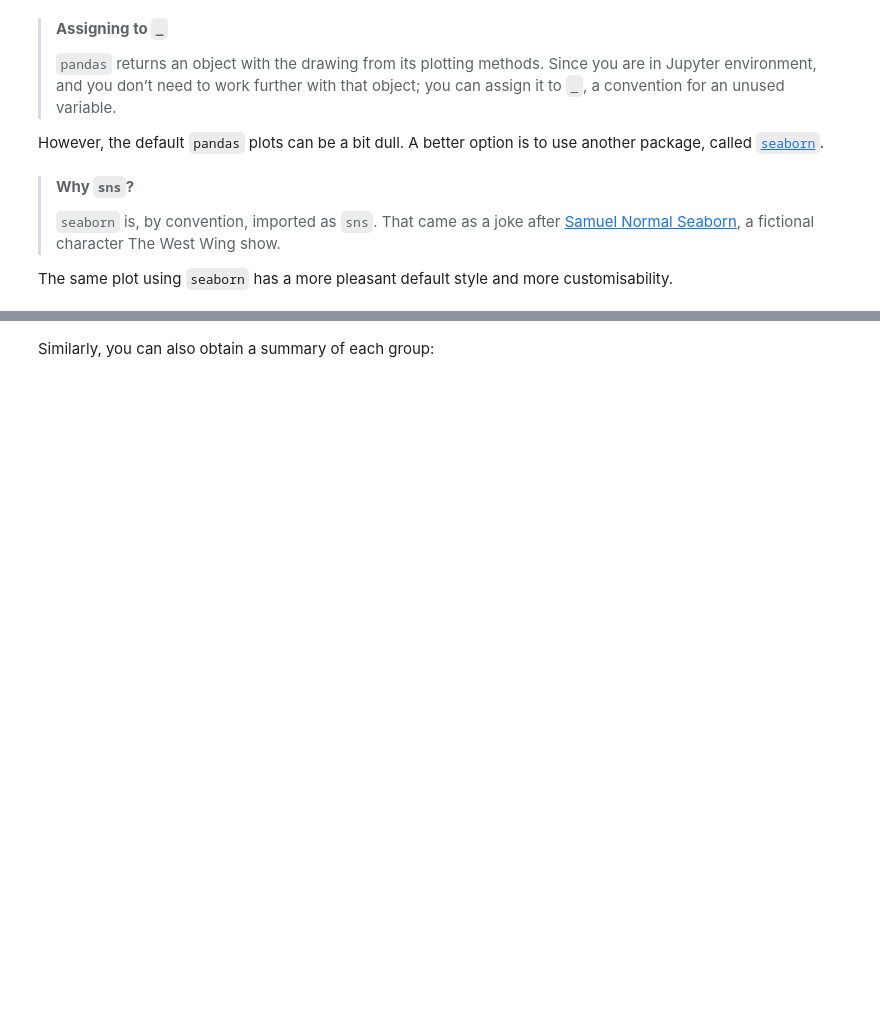
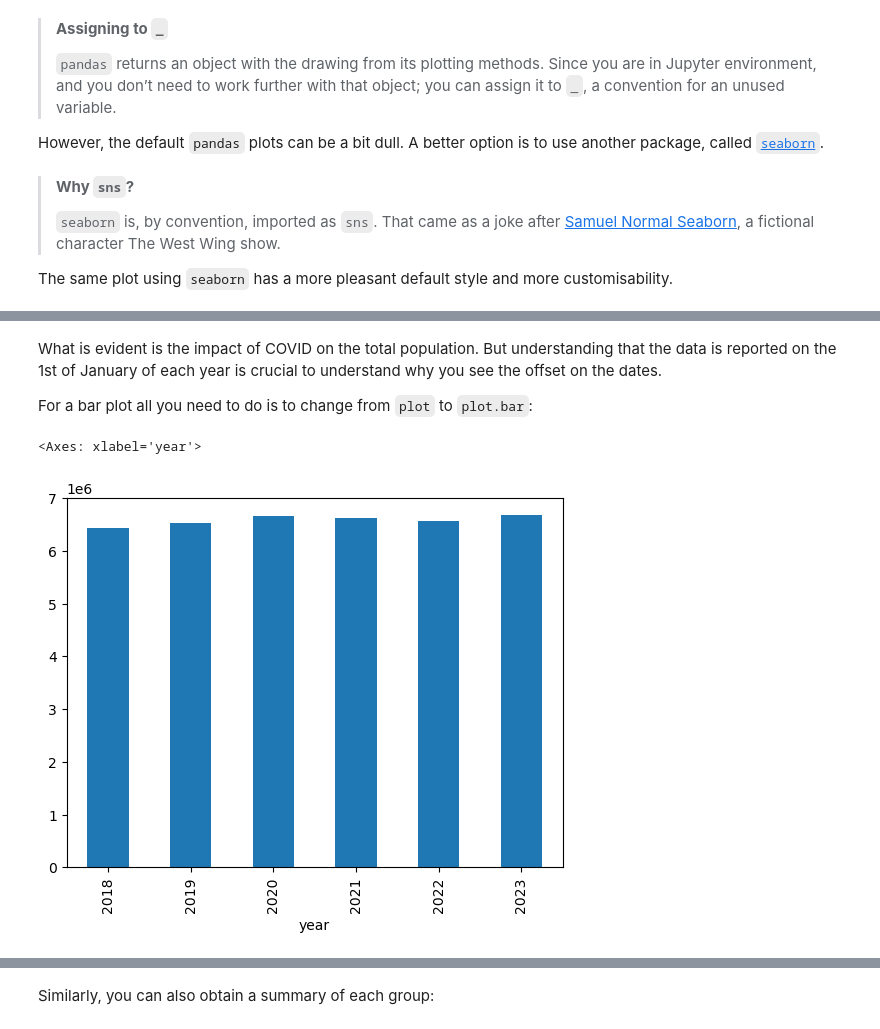
Before and after one commit to Norman-Foster-Institute/ua_2024, a Jupyter notebook: chapter_2_pandas/hands_on.ipynb, the cells around one changed output, grey strips where cells are left out. Cells and saved outputs as stored; diff of their text form; code cells hidden in the pictures; blank space fills up the shorter version.

```diff
--- a/chapter_2_pandas/hands_on.ipynb
+++ b/chapter_2_pandas/hands_on.ipynb
@@ -726,0 +723,10 @@ pop_grouped.sum(numeric_only=True)
+# %% [markdown]
+What is evident is the impact of COVID on the total population. But understanding that the data is reported on the 1st of January of each year is crucial to understand why you see the offset on the dates.
+
+For a bar plot all you need to do is to change from `plot` to
+`plot.bar`:
+# %%
+total_people_per_year.plot.bar()
+# %% [output]
+<Axes: xlabel='year'>
+[figure, added]
```
Also changed, not shown: parts of 128 cells of this notebook.
